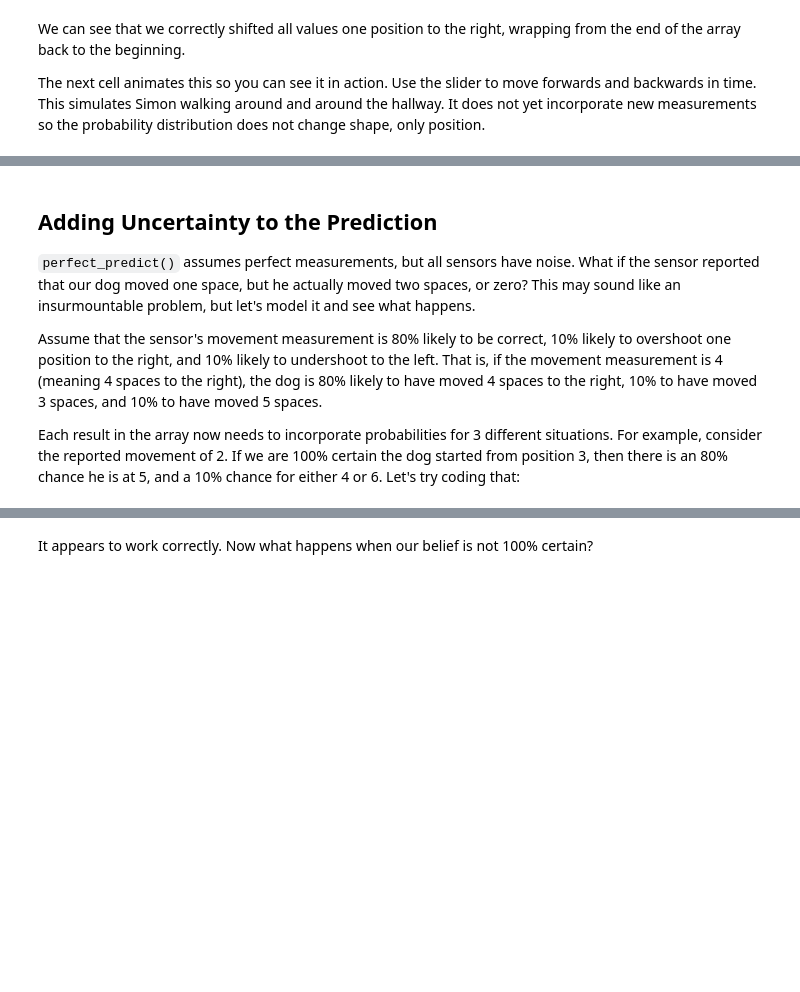
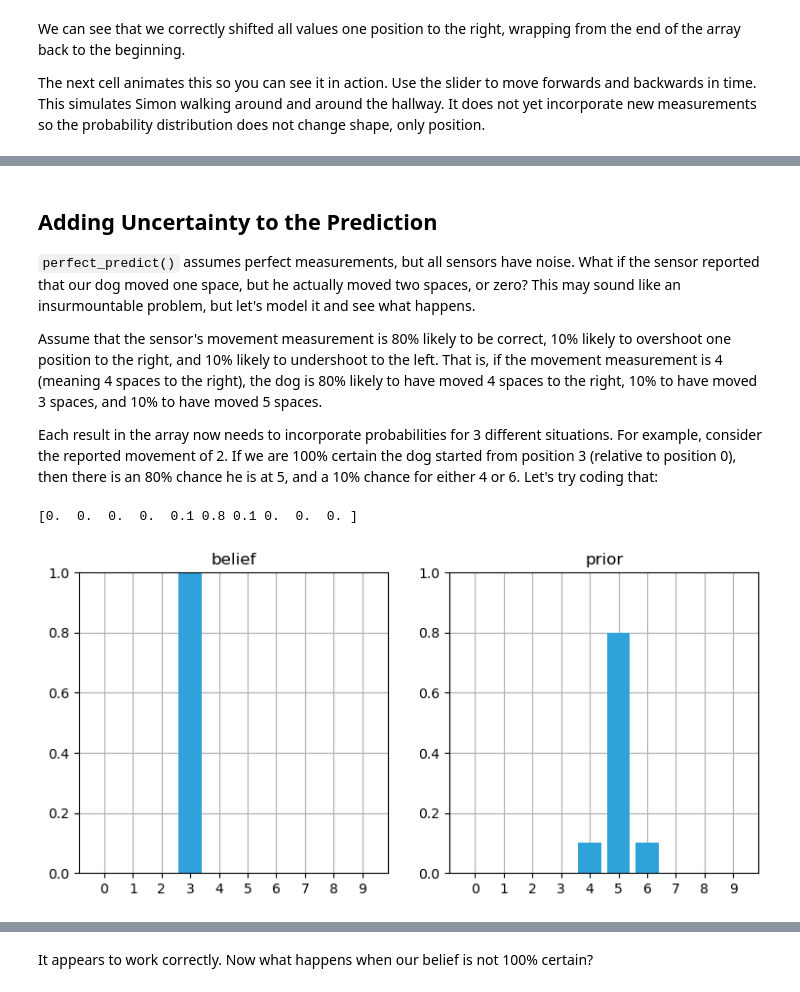
Before and after one commit to keane-k/Kalman-and-Bayesian-Filters-in-Python, a Jupyter notebook: 02-Discrete-Bayes.ipynb, the cells around one changed output, grey strips where cells are left out. Drawn from its saved outputs; the diff is of its cells as text; code cells hidden in the pictures; blank space fills up the shorter version.

Commit message:
adding uncertainty to prediction

```diff
--- a/02-Discrete-Bayes.ipynb
+++ b/02-Discrete-Bayes.ipynb
@@ -386,7 +475,37 @@ $$f_x(v_x, t) = v_k t$$.
 
 Assume that the sensor's movement measurement is 80% likely to be correct, 10% likely to overshoot one position to the right, and 10% likely to undershoot to the left. That is, if the movement measurement is 4 (meaning 4 spaces to the right), the dog is 80% likely to have moved 4 spaces to the right, 10% to have moved 3 spaces, and 10% to have moved 5 spaces.
 
-Each result in the array now needs to incorporate probabilities for 3 different situations. For example, consider the reported movement of 2. If we are 100% certain the dog started from position 3, then there is an 80% chance he is at 5, and a 10% chance for either 4 or 6. Let's try coding that:
+Each result in the array now needs to incorporate probabilities for 3 different situations. For example, consider the reported movement of 2. If we are 100% certain the dog started from position 3 (relative to position 0), then there is an 80% chance he is at 5, and a 10% chance for either 4 or 6. Let's try coding that:
+# %%
+p_under = 0.1
+p_correct = 0.8
+p_over = 0.1
+
+# creating belief np.array
+belief = np.zeros(10)
+belief[3]=1.
+
+move = 2
+def predict_movement(belief, move, p_under, p_correct, p_over):
+
+    n = len(belief) # grab length of belief nparray
+    prediction = np.zeros(n) # create prediction nparray using zeros, to be filled with values from beliefs based on the index and the `moves`
+
+    for i in range(n):
+        # result[i] = belief[(i-move) % n)]
+
+        # you need to calculate (1)undershooting, (2)correct and (3)overshooting probability
+        prediction[i] = (belief[i-1-move % n] * p_under +
+                         belief[i-move % n] * p_correct +
+                         belief[i+1-move % n] * p_over)
+    return(prediction) # watch your indentation, else prediction value will not be returned if nested within the for loop
+
+prediction = predict_movement(belief=belief, move=2, p_under=.1, p_correct=.8, p_over=.1)
+print(prediction)
+book_plots.plot_belief_vs_prior(belief, prediction)
+# %% [output]
+[0.  0.  0.  0.  0.1 0.8 0.1 0.  0.  0. ]
+[figure, added]
 # %%
 def predict_move(belief, move, p_under, p_correct, p_over):
     n = len(belief)
```
Also changed, not shown: parts of 28 cells of this notebook.
